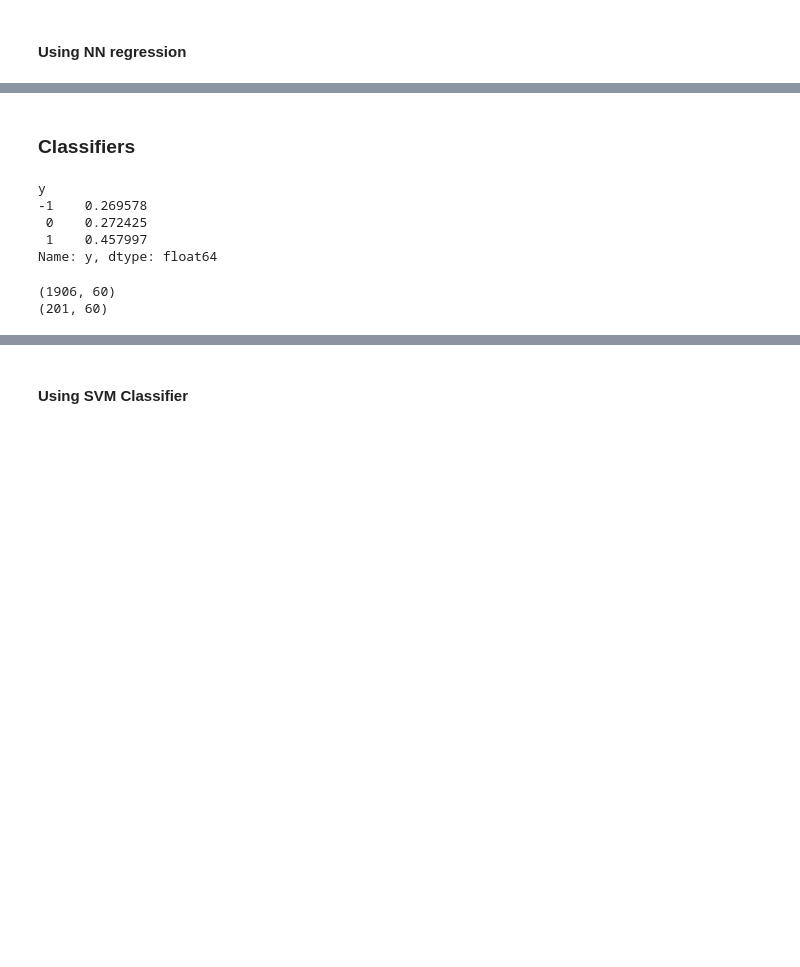
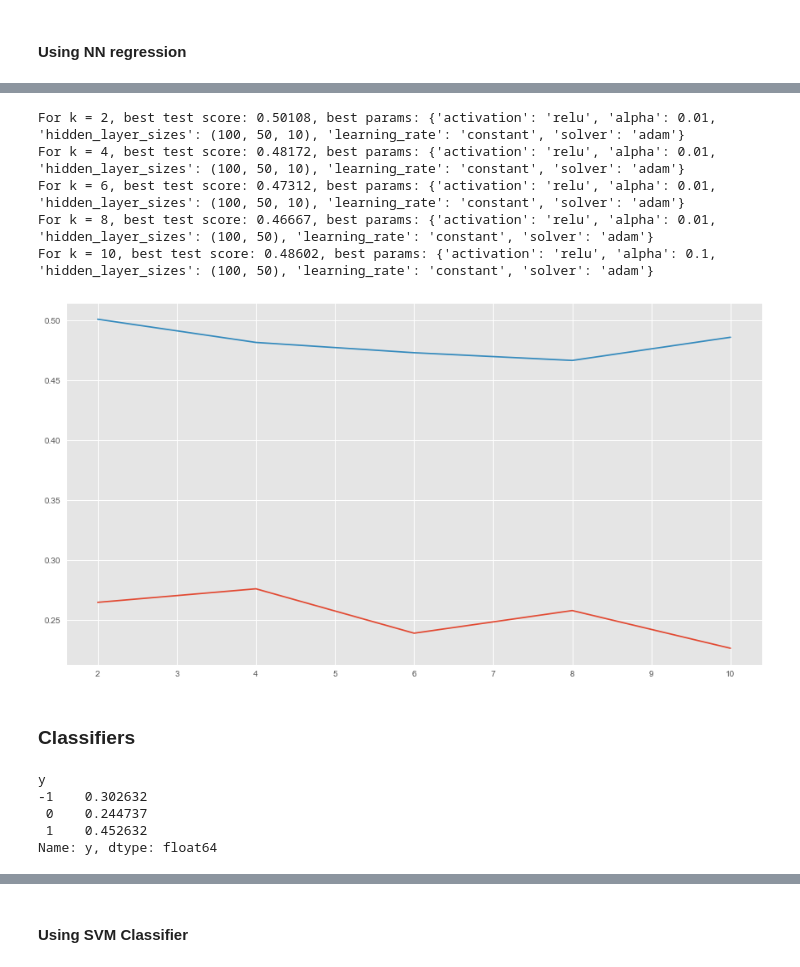
Before and after one commit to ValentinMoullet/SportsGameSimulator, a Jupyter notebook: latent_variables_playground.ipynb, the cells around one changed output, grey strips where cells are left out. Cells and saved outputs as stored; diff of their text form; code cells hidden in the pictures; blank space fills up the shorter version.

```diff
--- a/latent_variables_playground.ipynb
+++ b/latent_variables_playground.ipynb
@@ -229,6 +163,6 @@ for i, team_name in enumerate(home_teams):
 # %%
 # Latent variables for away_teams
-pca_H = KernelPCA(n_components=2, kernel='rbf')
+pca_H = PCA(n_components=2)
 new_H = pca_H.fit_transform(H.T)
 #print(pca_H.explained_variance_ratio_)
 x = new_H[:,0]
@@ -363,36 +241,45 @@ Score (R-squared): -0.288984402731
+# %%
+max_k = 10
+parameters = {
+    'hidden_layer_sizes': MLP_REG_LAYERS_SIZES,
+    'activation': MLP_REG_ACTIVATIONS,
+    'solver': ['adam'],
+    'alpha': MLP_REG_ALPHAS,
+    'learning_rate': MLP_REG_LEARNING_RATES}
+
+mlp = MLPRegressor(max_iter=500)
+
+k_and_scores = get_NMF_scores(X, max_k, game_info_train_df, game_info_test_df,
+                              home_teams, away_teams, mlp, parameters, classifying=False)
+
+ks = [x[0] for x in k_and_scores]
+training_scores = [x[1] for x in k_and_scores]
+test_scores = [x[2] for x in k_and_scores]
+plt.plot(ks, training_scores)
+plt.plot(ks, test_scores)
+plt.show()
+# %% [output]
+For k = 2, best test score: 0.50108, best params: {'activation': 'relu', 'alpha': 0.01, 'hidden_layer_sizes': (100, 50, 10), 'learning_rate': 'constant', 'solver': 'adam'}
+For k = 4, best test score: 0.48172, best params: {'activation': 'relu', 'alpha': 0.01, 'hidden_layer_sizes': (100, 50, 10), 'learning_rate': 'constant', 'solver': 'adam'}
+For k = 6, best test score: 0.47312, best params: {'activation': 'relu', 'alpha': 0.01, 'hidden_layer_sizes': (100, 50, 10), 'learning_rate': 'constant', 'solver': 'adam'}
+For k = 8, best test score: 0.46667, best params: {'activation': 'relu', 'alpha': 0.01, 'hidden_layer_sizes': (100, 50), 'learning_rate': 'constant', 'solver': 'adam'}
+For k = 10, best test score: 0.48602, best params: {'activation': 'relu', 'alpha': 0.1, 'hidden_layer_sizes': (100, 50), 'learning_rate': 'constant', 'solver': 'adam'}
+[figure, added]
 # %% [markdown]
 ### Classifiers
-# %%
-games_latent_df.loc[games_latent_df.y < 0.5, 'y'] = -1
-games_latent_df.loc[games_latent_df.y > 0.5, 'y'] = 1
-games_latent_df.loc[games_latent_df.y == 0.5, 'y'] = 0
-games_latent_df.y = games_latent_df.y.astype(int)
-
-games_latent_df.groupby('y')['y'].count() / games_latent_df.shape[0]
-# %% [output]
-y
--1    0.269578
- 0    0.272425
- 1    0.457997
-Name: y, dtype: float64
-# %%
-# Separate training and test set
-shuffle = True
-
-if shuffle:
-    msk = np.random.rand(len(games_latent_df)) < 1 - TEST_SET_RATIO
-    X_train = games_latent_df[msk][labels[2:]].values
-    y_train = games_latent_df[msk][['y']].values.ravel()
-    X_validation = games_latent_df[~msk][labels[2:]].values
-    y_validation = games_latent_df[~msk][['y']].values.ravel()
-else:
-    X_train = games_latent_df[:-test_set_size][labels[2:]].values
-    y_train = games_latent_df[:-test_set_size][['y']].values.ravel()
-    X_validation = games_latent_df[-test_set_size:][labels[2:]].values
-    y_validation = games_latent_df[-test_set_size:][['y']].values.ravel()
-
-print(X_train.shape)
-print(X_validation.shape)
-# %% [output]
-(1906, 60)
-(201, 60)
+# %%
+games_latent_train_df = continuous_to_win_draw_loss_df(games_latent_train_df, target_label)
+games_latent_test_df = continuous_to_win_draw_loss_df(games_latent_test_df, target_label)
+if BALANCE:
+    games_latent_df = balance_df(games_latent_train_df, target_label)
+
+data, target = get_data_and_target(games_latent_train_df, data_labels, target_label)
+data_test, target_test = get_data_and_target(games_latent_test_df, data_labels, target_label)
+
+games_latent_train_df.groupby(target_label)[target_label].count() / games_latent_train_df.shape[0]
+# %% [output]
+y
+-1    0.302632
+ 0    0.244737
+ 1    0.452632
+Name: y, dtype: float64
```
Also changed, not shown: parts of 60 cells of this notebook, 15 other files.
